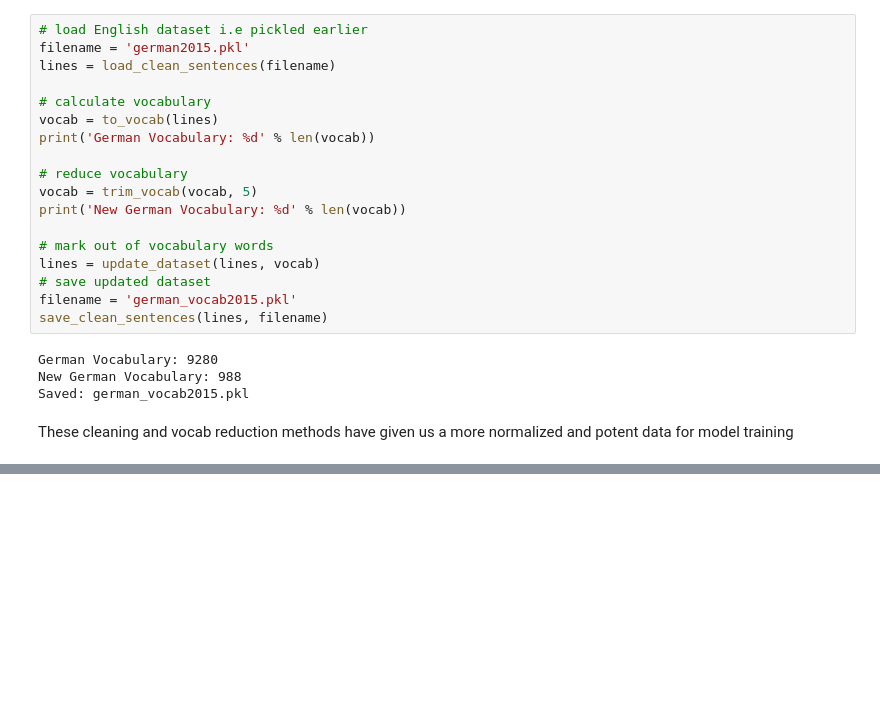
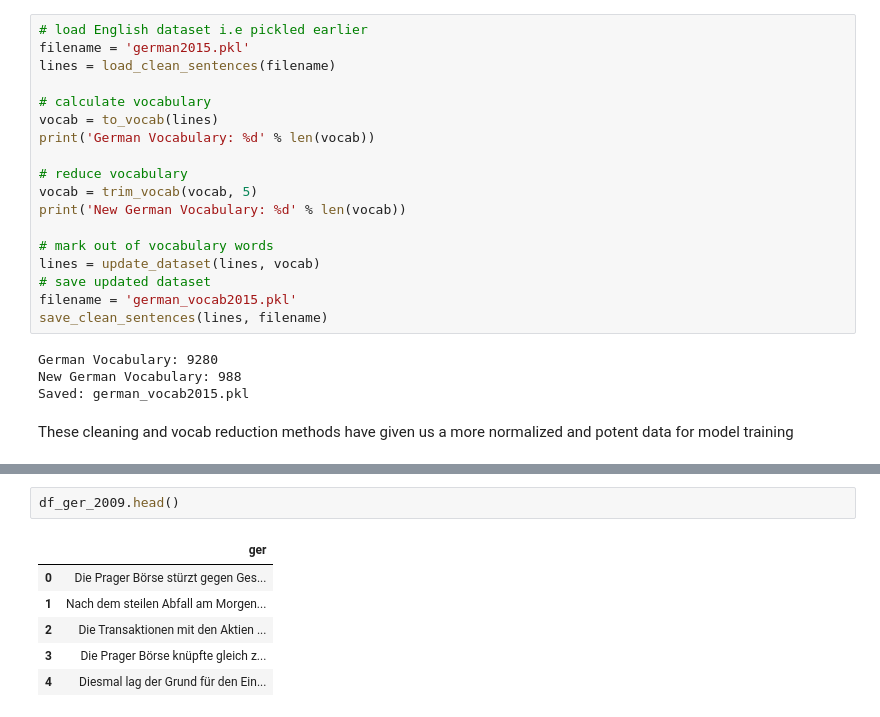
Before and after one commit to HassanSherwani/Language_Translator, a Jupyter notebook: Preprocess.ipynb, the cells around one changed output, grey strips where cells are left out. Saved outputs shown, nothing was run; the diff lists cells and outputs as text; blank space fills up the shorter version.

```diff
--- a/Preprocess.ipynb
+++ b/Preprocess.ipynb
@@ -391,0 +416,9 @@ These cleaning and vocab reduction methods have given us a more normalized and p
+# %%
+df_ger_2009.head()
+# %% [output]
+|  | ger |
+| 0 | Die Prager Börse stürzt gegen Ges... |
+| 1 | Nach dem steilen Abfall am Morgen... |
+| 2 | Die Transaktionen mit den Aktien ... |
+| 3 | Die Prager Börse knüpfte gleich z... |
+| 4 | Diesmal lag der Grund für den Ein... |
```
Also changed, not shown: parts of 19 cells of this notebook.
